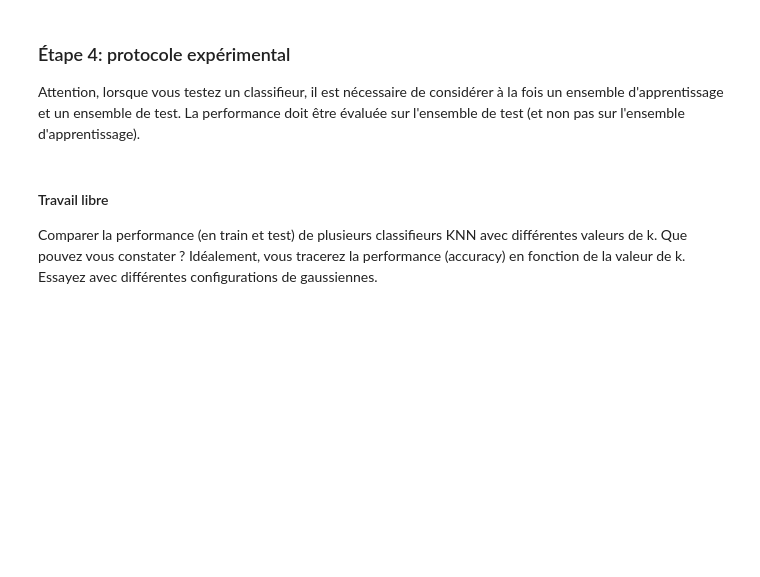
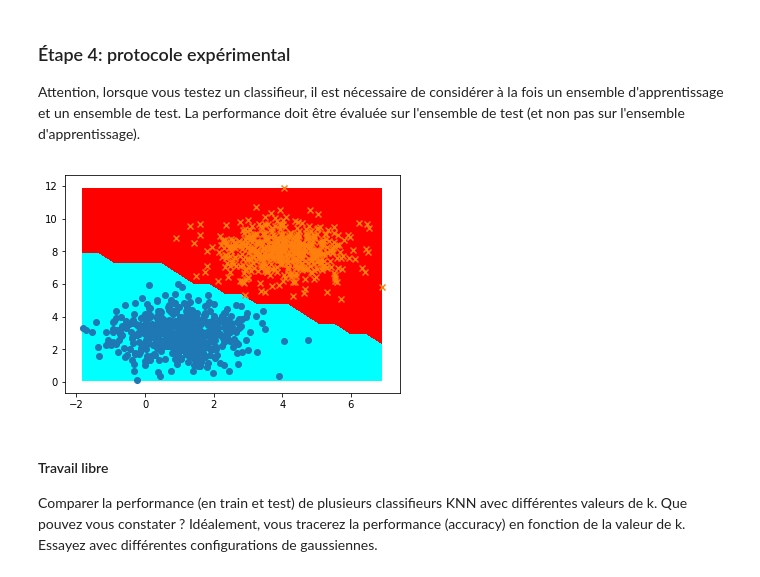
Before and after one commit to exRivalis/3i026, a Jupyter notebook: tp2.ipynb, the cells around one changed output. Cells and saved outputs as stored; diff of their text form; code cells hidden in the pictures; blank space fills up the shorter version.

```diff
--- a/tp2.ipynb
+++ b/tp2.ipynb
@@ -138,7 +138,7 @@ class Classifier:
         for i in range(dataset.size()):
             if predict(dataset.getX(i)) == dataset.getY(i):
                 cpt+=1
-        return cpt / dataset.size()
+        return float(cpt) / dataset.size()
 # %% [markdown]
 Nous allons maintenant définir un classifieur linéaire aléatoire :
 - la fonction `predict` renvoie la valeur de $\langle x | w\rangle$ où $w$ est un vecteur (de taille `input_dimension`) tiré aléatoirement à la construction du classifieur.
@@ -265,14 +250,19 @@ class KNN(Classifier):
             return +1
         return -1
 # %%
-knn=KNN(2, 4)
-knn.train(the_set)
-plot_frontiere(the_set,knn,20)
-plot2DSet(the_set)
+def test(input_size, k):
+    knn=KNN(input_size, k)
+    knn.train(the_set)
+    plot_frontiere(the_set,knn,20)
+    plot2DSet(the_set)
 # %% [markdown]
 ### Étape 4: protocole expérimental
 
 Attention, lorsque vous testez un classifieur, il est nécessaire de considérer à la fois un ensemble d'apprentissage et un ensemble de test. La performance doit être évaluée sur l'ensemble de test (et non pas sur l'ensemble d'apprentissage).
+# %%
+test(2, 4)
+# %% [output]
+[figure, added]
 # %% [markdown]
 #### Travail libre
 
```
Also changed, not shown: parts of 7 cells of this notebook.
